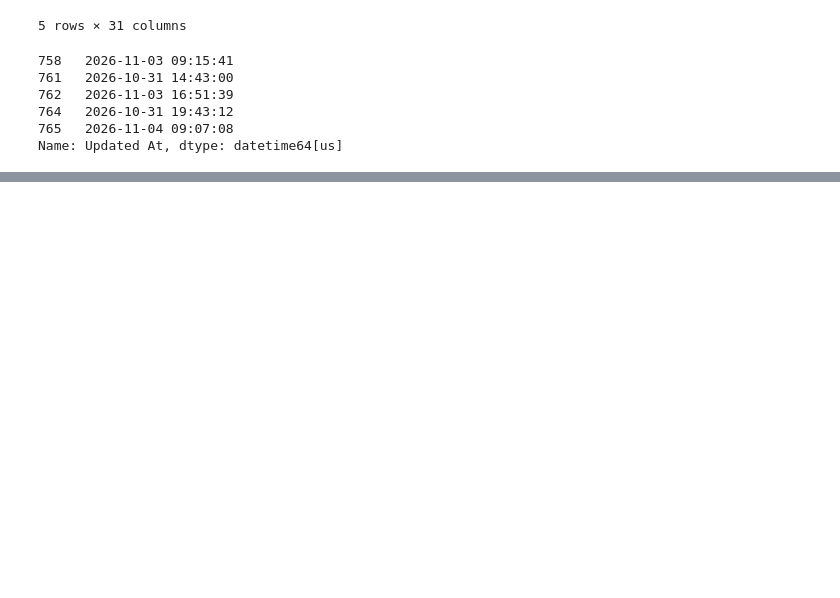
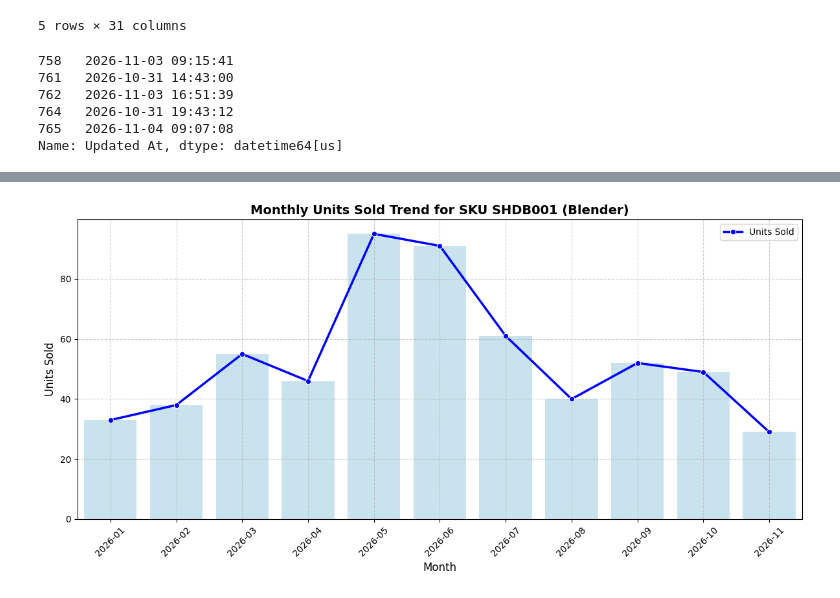
Before and after one commit to felexkuria/Data-Analysyis-using-Python, a Jupyter notebook: Analysis_Ecommerce.ipynb, the cells around one changed output, grey strips where cells are left out. Cells and saved outputs as stored; diff of their text form; code cells hidden in the pictures; blank space fills up the shorter version.

```diff
--- a/Analysis_Ecommerce.ipynb
+++ b/Analysis_Ecommerce.ipynb
@@ -139,0 +350,20 @@ dtype: int64
+# %%
+# Filter for SHDB001 in delivered sales
+shdb_sales = delivered[delivered["Seller Sku"] == "SHDB001"].copy()
+
+# Create a Year-Month column for grouping
+shdb_sales['YearMonth'] = shdb_sales['Created At'].dt.to_period('M')
+
+# Group by month and count the number of units sold
+monthly_sales = shdb_sales.groupby('YearMonth').size().reset_index(name='Units Sold')
+print("--- Monthly Sales ---")
+display(monthly_sales)
+
+# Calculate mean, standard deviation, and CoV (Coefficient of Variation = std / mean)
+mean_sales = monthly_sales['Units Sold'].mean()
+std_sales = monthly_sales['Units Sold'].std()
+cov = std_sales / mean_sales if mean_sales != 0 else 0
+
+print(f"\nAverage Monthly Sales: {mean_sales:.2f}")
+print(f"Standard Deviation of Monthly Sales: {std_sales:.2f}")
+print(f"Coefficient of Variation (CoV): {cov:.4f}")
@@ -139,0 +430,26 @@ dtype: int64
+# %%
+import matplotlib.pyplot as plt
+import seaborn as sns
+
+# Convert YearMonth back to string format for plotting purposes
+plot_df = monthly_sales.copy()
+plot_df['YearMonth_Str'] = plot_df['YearMonth'].astype(str)
+
+# Create the plot
+plt.figure(figsize=(12, 6))
+sns.lineplot(data=plot_df, x='YearMonth_Str', y='Units Sold', marker='o', color='b', linewidth=2.5, label='Units Sold')
+sns.barplot(data=plot_df, x='YearMonth_Str', y='Units Sold', color='skyblue', alpha=0.5)
+
+# Customize chart labels and title
+plt.title('Monthly Units Sold Trend for SKU SHDB001 (Blender)', fontsize=14, fontweight='bold')
+plt.xlabel('Month', fontsize=12)
+plt.ylabel('Units Sold', fontsize=12)
+plt.xticks(rotation=45)
+plt.grid(True, linestyle='--', alpha=0.6)
+plt.legend()
+plt.tight_layout()
+
+# Show the visualization
+plt.show()
+# %% [output]
+[figure, added]
```
Also changed, not shown: parts of 38 cells of this notebook.
